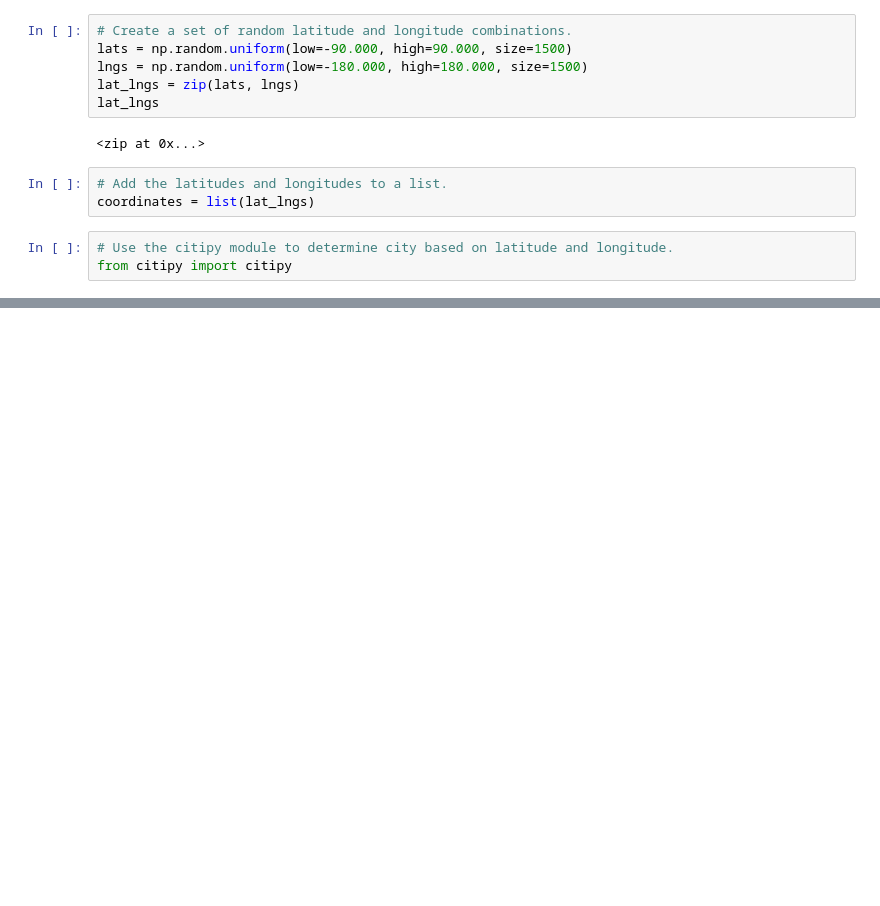
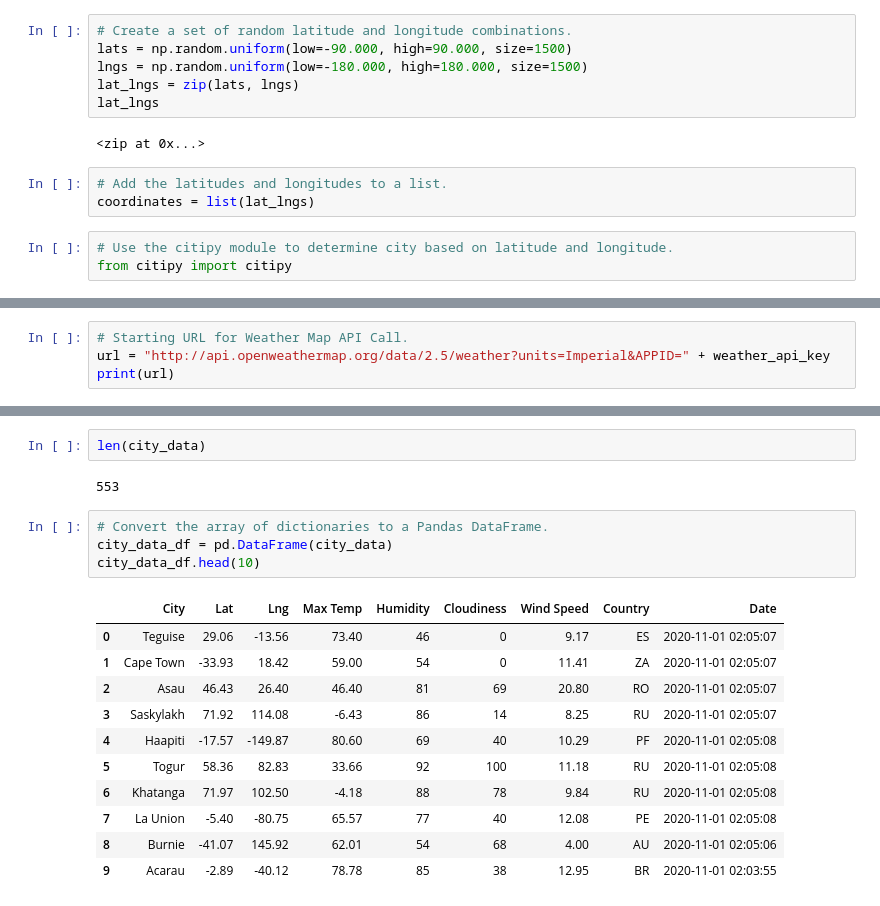
Before and after one commit to KatiuscaQ/World_Weather_Analysis, a Jupyter notebook: WeatherPy.ipynb, the cells around one changed output, grey strips where cells are left out. Saved outputs shown, nothing was run; the diff lists cells and outputs as text; blank space fills up the shorter version.

Commit message:
Weather

```diff
--- a/WeatherPy.ipynb
+++ b/WeatherPy.ipynb
@@ -33,0 +40,4 @@ len(cities)
+# %%
+# Starting URL for Weather Map API Call.
+url = "http://api.openweathermap.org/data/2.5/weather?units=Imperial&APPID=" + weather_api_key
+print(url)
@@ -33,0 +127,20 @@ len(cities)
+# %%
+len(city_data)
+# %% [output]
+553
+# %%
+# Convert the array of dictionaries to a Pandas DataFrame.
+city_data_df = pd.DataFrame(city_data)
+city_data_df.head(10)
+# %% [output]
+|  | City | Lat | Lng | Max Temp | Humidity | Cloudiness | Wind Speed | Country | Date |
+| 0 | Teguise | 29.06 | -13.56 | 73.40 | 46 | 0 | 9.17 | ES | 2020-11-01 02:05:07 |
+| 1 | Cape Town | -33.93 | 18.42 | 59.00 | 54 | 0 | 11.41 | ZA | 2020-11-01 02:05:07 |
+| 2 | Asau | 46.43 | 26.40 | 46.40 | 81 | 69 | 20.80 | RO | 2020-11-01 02:05:07 |
+| 3 | Saskylakh | 71.92 | 114.08 | -6.43 | 86 | 14 | 8.25 | RU | 2020-11-01 02:05:07 |
+| 4 | Haapiti | -17.57 | -149.87 | 80.60 | 69 | 40 | 10.29 | PF | 2020-11-01 02:05:08 |
+| 5 | Togur | 58.36 | 82.83 | 33.66 | 92 | 100 | 11.18 | RU | 2020-11-01 02:05:08 |
+| 6 | Khatanga | 71.97 | 102.50 | -4.18 | 88 | 78 | 9.84 | RU | 2020-11-01 02:05:08 |
+| 7 | La Union | -5.40 | -80.75 | 65.57 | 77 | 40 | 12.08 | PE | 2020-11-01 02:05:08 |
+| 8 | Burnie | -41.07 | 145.92 | 62.01 | 54 | 68 | 4.00 | AU | 2020-11-01 02:05:06 |
+| 9 | Acarau | -2.89 | -40.12 | 78.78 | 85 | 38 | 12.95 | BR | 2020-11-01 02:03:55 |
```
Also changed, not shown: parts of 7 cells of this notebook, 3 other files.
